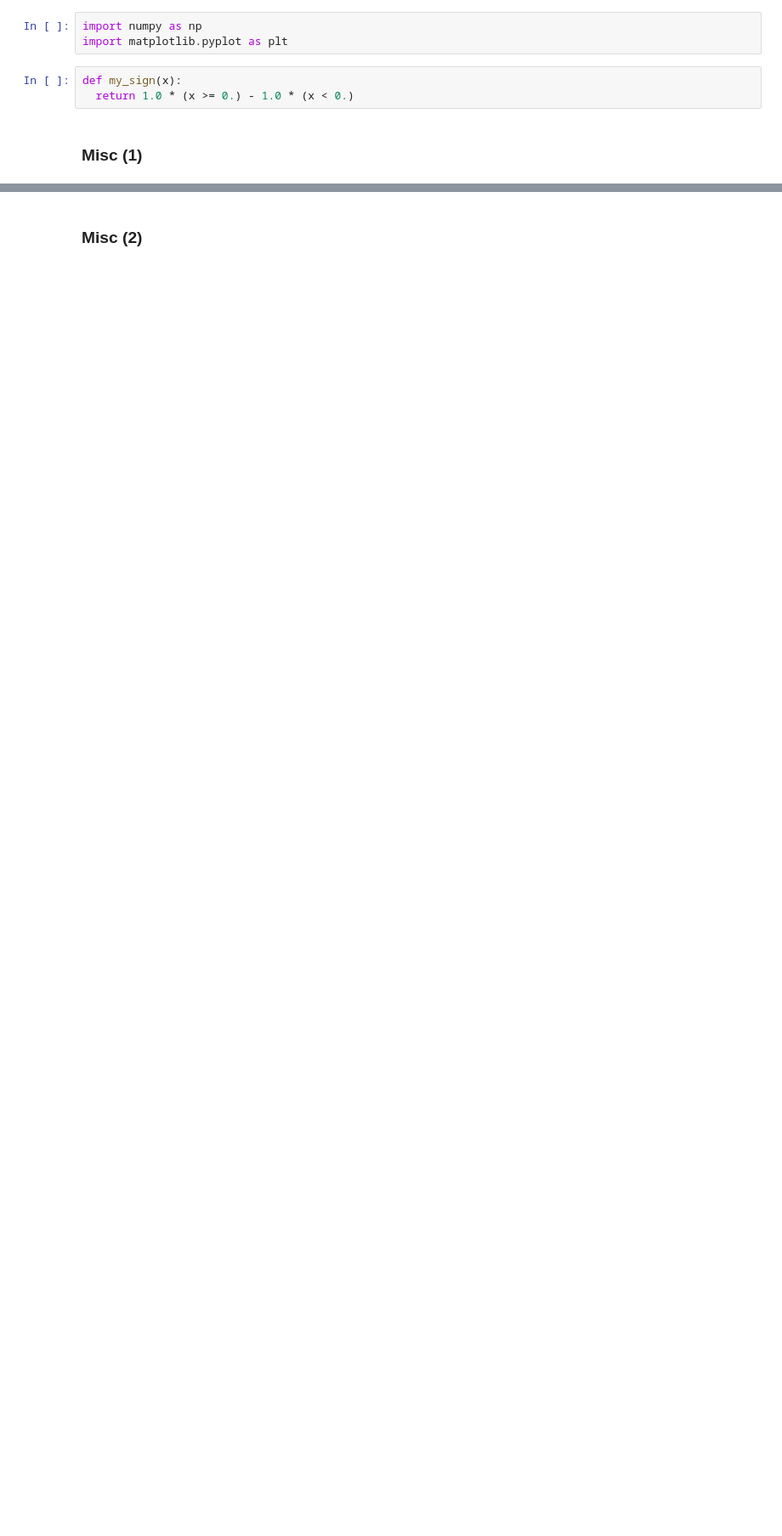
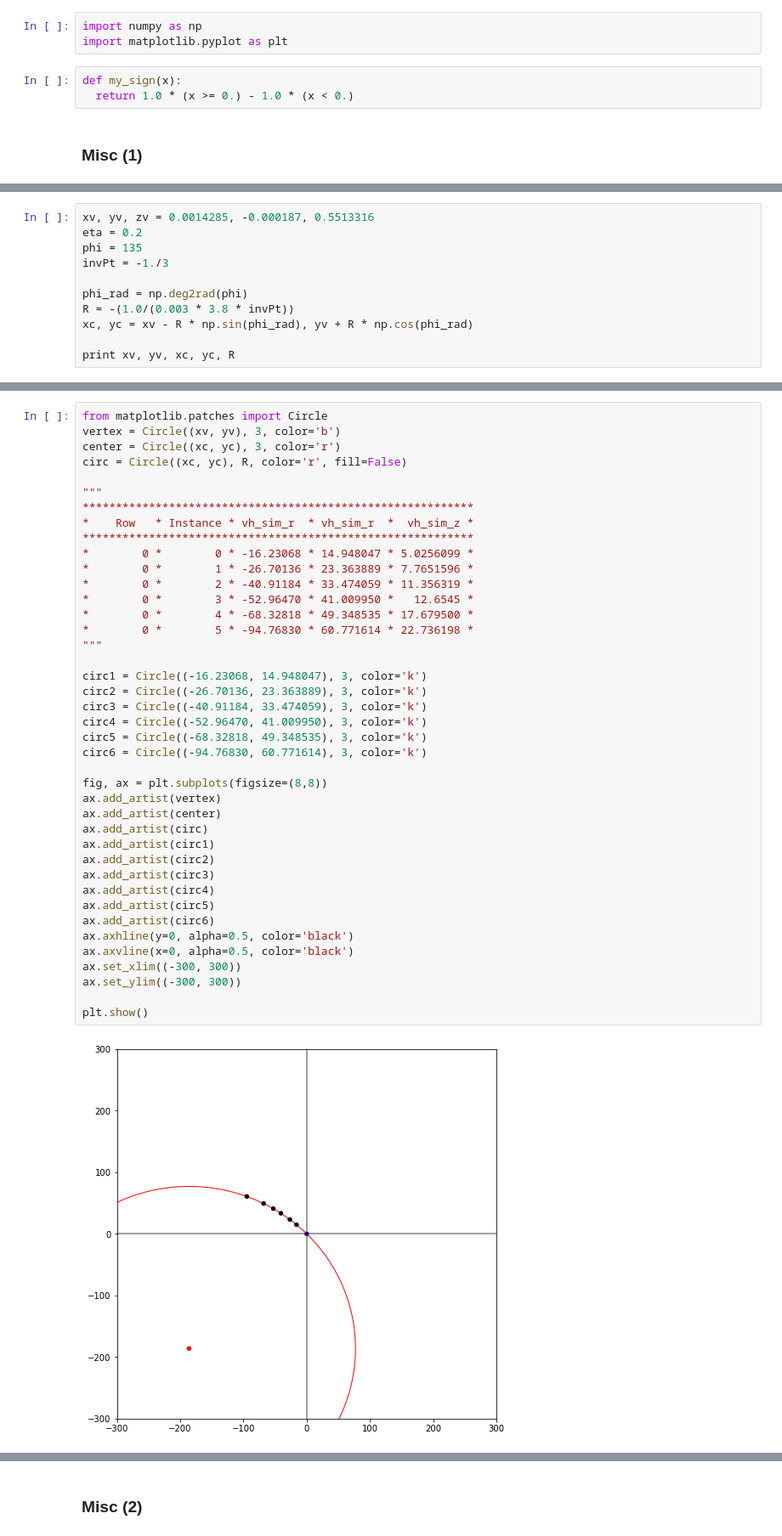
Before and after one commit to srosenzweig09/L1TMuonSimulationsMar2017, a Jupyter notebook: Analyzers/test4/sign_of_d0_misc.ipynb, the cells around one changed output, grey strips where cells are left out. Shown at 85% size. Drawn from its saved outputs; the diff is of its cells as text; blank space fills up the shorter version.

```diff
--- a/Analyzers/test4/sign_of_d0_misc.ipynb
+++ b/Analyzers/test4/sign_of_d0_misc.ipynb
@@ -94,0 +157,11 @@ plt.show()
+# %%
+xv, yv, zv = 0.0014285, -0.000187, 0.5513316
+eta = 0.2
+phi = 135
+invPt = -1./3
+
+phi_rad = np.deg2rad(phi)
+R = -(1.0/(0.003 * 3.8 * invPt))
+xc, yc = xv - R * np.sin(phi_rad), yv + R * np.cos(phi_rad)
+
+print xv, yv, xc, yc, R
@@ -94,0 +170,43 @@ plt.show()
+# %%
+from matplotlib.patches import Circle
+vertex = Circle((xv, yv), 3, color='b')
+center = Circle((xc, yc), 3, color='r')
+circ = Circle((xc, yc), R, color='r', fill=False)
+
+"""
+***********************************************************
+*    Row   * Instance * vh_sim_r  * vh_sim_r  *  vh_sim_z *
+***********************************************************
+*        0 *        0 * -16.23068 * 14.948047 * 5.0256099 *
+*        0 *        1 * -26.70136 * 23.363889 * 7.7651596 *
+*        0 *        2 * -40.91184 * 33.474059 * 11.356319 *
+*        0 *        3 * -52.96470 * 41.009950 *   12.6545 *
+*        0 *        4 * -68.32818 * 49.348535 * 17.679500 *
+*        0 *        5 * -94.76830 * 60.771614 * 22.736198 *
+"""
+
+circ1 = Circle((-16.23068, 14.948047), 3, color='k')
+circ2 = Circle((-26.70136, 23.363889), 3, color='k')
+circ3 = Circle((-40.91184, 33.474059), 3, color='k')
+circ4 = Circle((-52.96470, 41.009950), 3, color='k')
+circ5 = Circle((-68.32818, 49.348535), 3, color='k')
+circ6 = Circle((-94.76830, 60.771614), 3, color='k')
+
+fig, ax = plt.subplots(figsize=(8,8))
+ax.add_artist(vertex)
+ax.add_artist(center)
+ax.add_artist(circ)
+ax.add_artist(circ1)
+ax.add_artist(circ2)
+ax.add_artist(circ3)
+ax.add_artist(circ4)
+ax.add_artist(circ5)
+ax.add_artist(circ6)
+ax.axhline(y=0, alpha=0.5, color='black')
+ax.axvline(x=0, alpha=0.5, color='black')
+ax.set_xlim((-300, 300))
+ax.set_ylim((-300, 300))
+
+plt.show()
+# %% [output]
+[figure, added]
```
Also changed, not shown: parts of 11 cells of this notebook.
